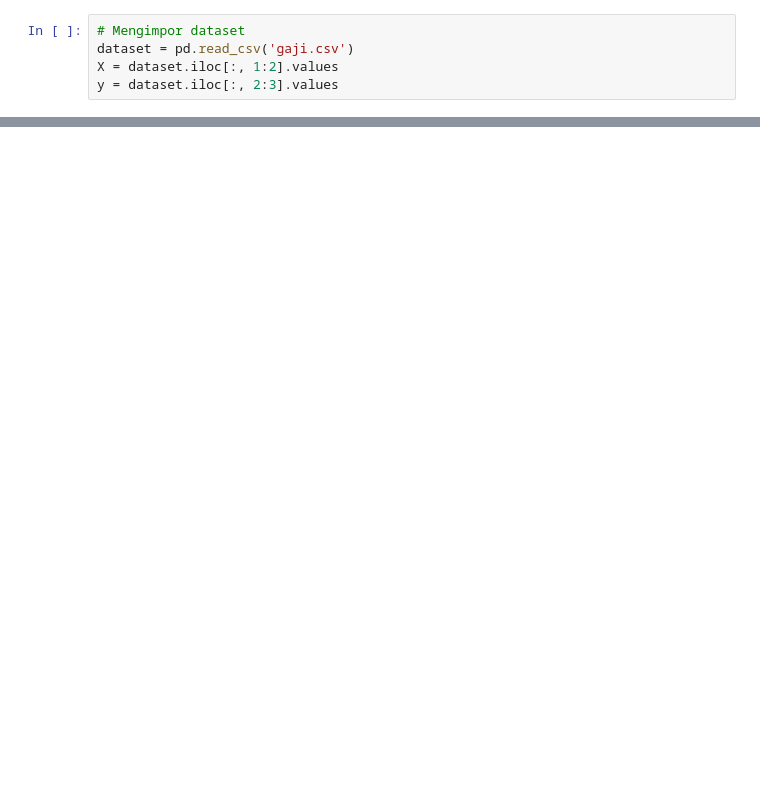
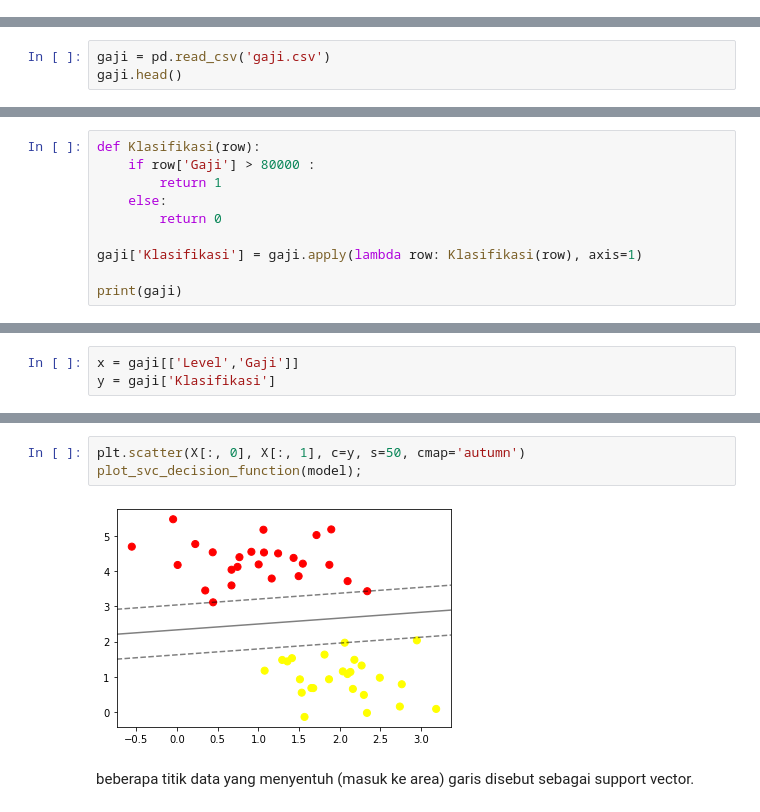
Before and after one commit to safira123-pixel/MachineLearning_6, a Jupyter notebook: Tugas6.ipynb, the cells around one changed output, grey strips where cells are left out. Cells and saved outputs as stored; diff of their text form; blank space fills up the shorter version.

```diff
--- a/Tugas6.ipynb
+++ b/Tugas6.ipynb
@@ -19,5 +19,0 @@ import io
-# %%
-# Mengimpor dataset
-dataset = pd.read_csv('gaji.csv')
-X = dataset.iloc[:, 1:2].values
-y = dataset.iloc[:, 2:3].values
@@ -32,0 +20,3 @@ dataset.head()
+# %%
+gaji = pd.read_csv('gaji.csv')
+gaji.head()
@@ -32,0 +43,10 @@ dataset.head()
+# %%
+def Klasifikasi(row):
+    if row['Gaji'] > 80000 :
+        return 1
+    else:
+        return 0
+
+gaji['Klasifikasi'] = gaji.apply(lambda row: Klasifikasi(row), axis=1)
+
+print(gaji)
@@ -32,0 +65,3 @@ dataset.head()
+# %%
+x = gaji[['Level','Gaji']]
+y = gaji['Klasifikasi']
@@ -32,0 +113,7 @@ dataset.head()
+# %%
+plt.scatter(X[:, 0], X[:, 1], c=y, s=50, cmap='autumn')
+plot_svc_decision_function(model);
+# %% [output]
+[figure, added]
+# %% [markdown]
+beberapa titik data yang menyentuh (masuk ke area) garis disebut sebagai support vector.
```
Also changed, not shown: parts of 29 cells of this notebook, 1 other file.
